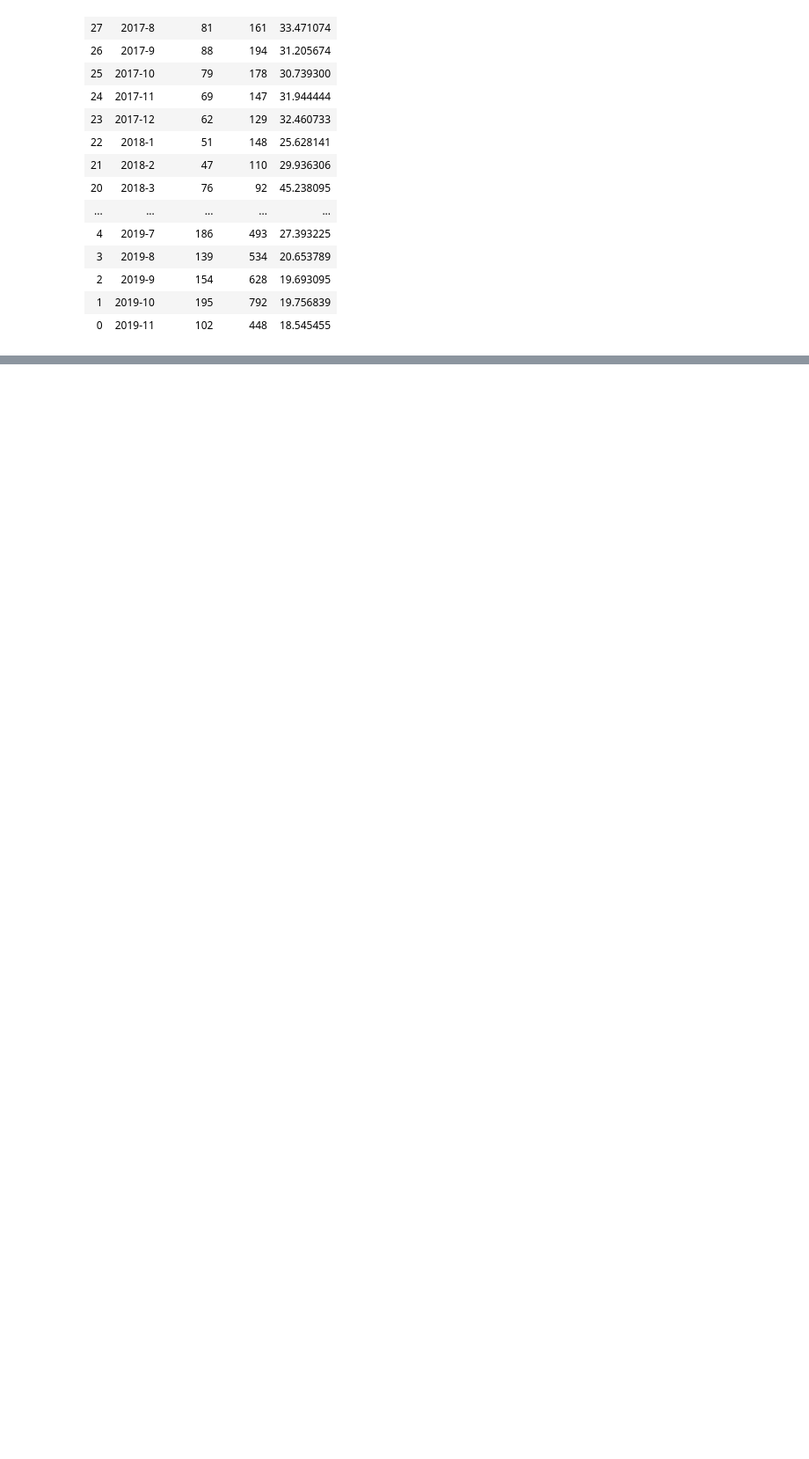
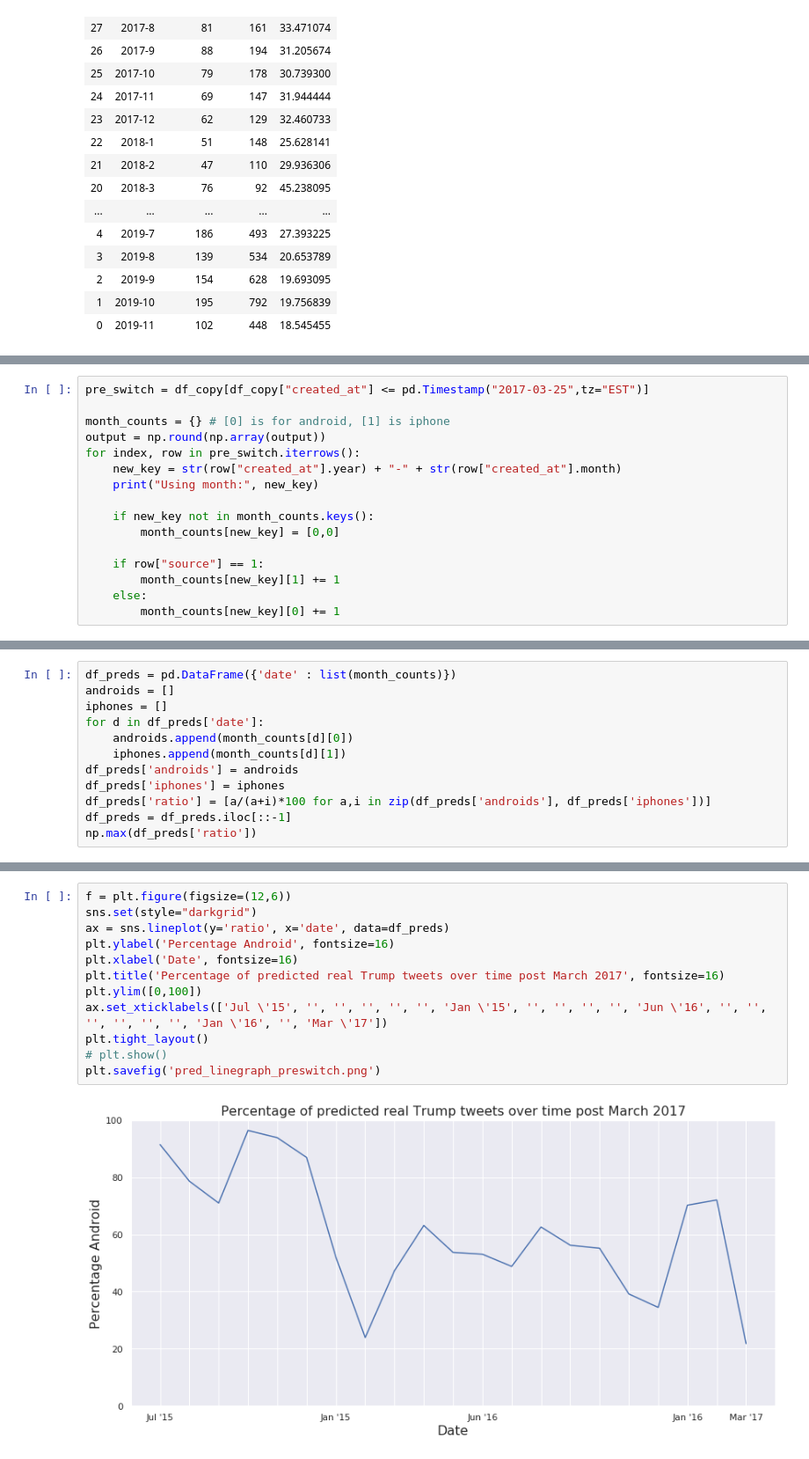
Before and after one commit to grenkoca/ANNADL_final, a Jupyter notebook: models.ipynb, the cells around one changed output, grey strips where cells are left out. Shown at 88% size. Saved outputs shown, nothing was run; the diff lists cells and outputs as text; blank space fills up the shorter version.

Commit message:
post and preswitch

```diff
--- a/models.ipynb
+++ b/models.ipynb
@@ -1111,0 +1074,16 @@ ValueError: Invalid RGBA argument: 'clementine'
+# %%
+pre_switch = df_copy[df_copy["created_at"] <= pd.Timestamp("2017-03-25",tz="EST")]
+
+month_counts = {} # [0] is for android, [1] is iphone
+output = np.round(np.array(output))
+for index, row in pre_switch.iterrows():
+    new_key = str(row["created_at"].year) + "-" + str(row["created_at"].month)
+    print("Using month:", new_key)
+
+    if new_key not in month_counts.keys():
+        month_counts[new_key] = [0,0]
+
+    if row["source"] == 1:
+        month_counts[new_key][1] += 1
+    else:
+        month_counts[new_key][0] += 1
@@ -1111,0 +1112,12 @@ ValueError: Invalid RGBA argument: 'clementine'
+# %%
+df_preds = pd.DataFrame({'date' : list(month_counts)})
+androids = []
+iphones = []
+for d in df_preds['date']:
+    androids.append(month_counts[d][0])
+    iphones.append(month_counts[d][1])
+df_preds['androids'] = androids
+df_preds['iphones'] = iphones
+df_preds['ratio'] = [a/(a+i)*100 for a,i in zip(df_preds['androids'], df_preds['iphones'])]
+df_preds = df_preds.iloc[::-1]
+np.max(df_preds['ratio'])
@@ -1111,0 +1126,14 @@ ValueError: Invalid RGBA argument: 'clementine'
+# %%
+f = plt.figure(figsize=(12,6))
+sns.set(style="darkgrid")
+ax = sns.lineplot(y='ratio', x='date', data=df_preds)
+plt.ylabel('Percentage Android', fontsize=16)
+plt.xlabel('Date', fontsize=16)
+plt.title('Percentage of predicted real Trump tweets over time post March 2017', fontsize=16)
+plt.ylim([0,100])
+ax.set_xticklabels(['Jul \'15', '', '', '', '', '', 'Jan \'15', '', '', '', '', 'Jun \'16', '', '', '', '', '', '', 'Jan \'16', '', 'Mar \'17'])
+plt.tight_layout()
+# plt.show()
+plt.savefig('pred_linegraph_preswitch.png')
+# %% [output]
+[figure, added]
```
Also changed, not shown: parts of 7 cells of this notebook, 2 other files.
